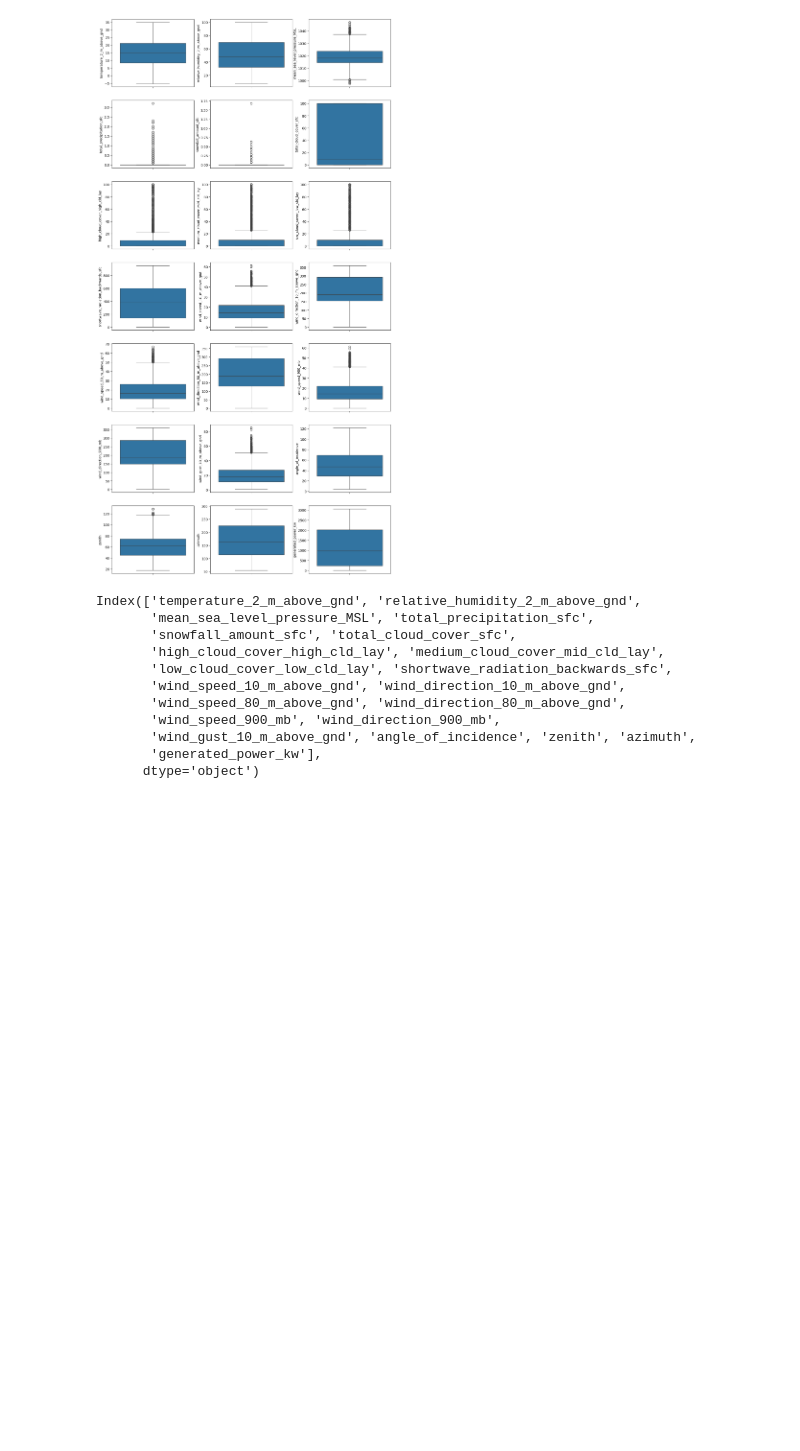
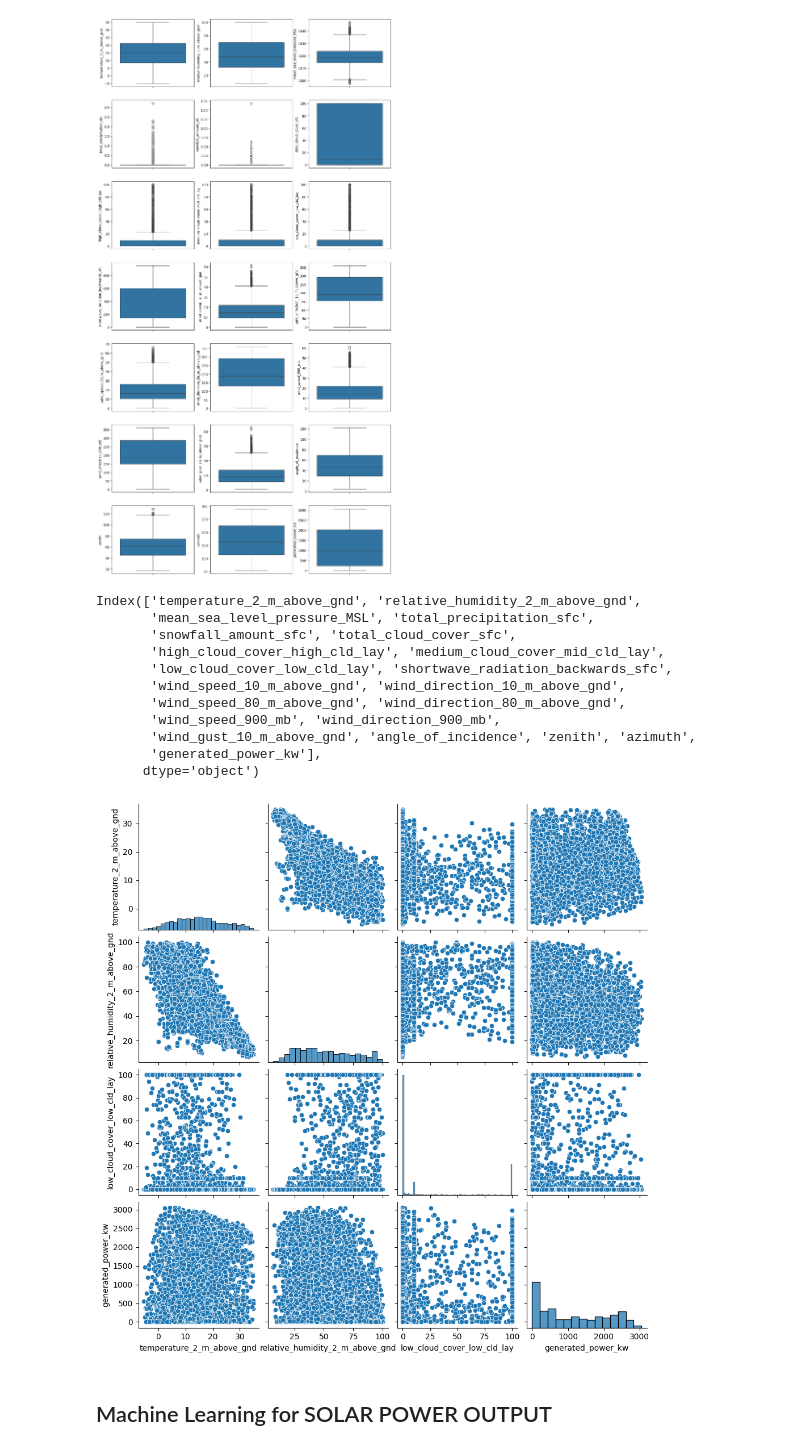
Before and after one commit to anshika020904/SOLAR-POWER-OUTPUT, a Jupyter notebook: solarpowerprediction.ipynb, the cells around one changed output. Saved outputs shown, nothing was run; the diff lists cells and outputs as text; code cells hidden in the pictures; blank space fills up the shorter version.

```diff
--- a/solarpowerprediction.ipynb
+++ b/solarpowerprediction.ipynb
@@ -271,3 +271,11 @@ Index(['temperature_2_m_above_gnd', 'relative_humidity_2_m_above_gnd',
        'wind_gust_10_m_above_gnd', 'angle_of_incidence', 'zenith', 'azimuth',
        'generated_power_kw'],
       dtype='object')
+# %%
+# Pairplot for weather-related features and generated power
+sns.pairplot(df[['temperature_2_m_above_gnd', 'relative_humidity_2_m_above_gnd', 'low_cloud_cover_low_cld_lay', 'generated_power_kw']])
+plt.show()
+# %% [output]
+[figure, added]
+# %% [markdown]
+## Machine Learning for SOLAR POWER OUTPUT
```
Also changed, not shown: parts of 13 cells of this notebook.
